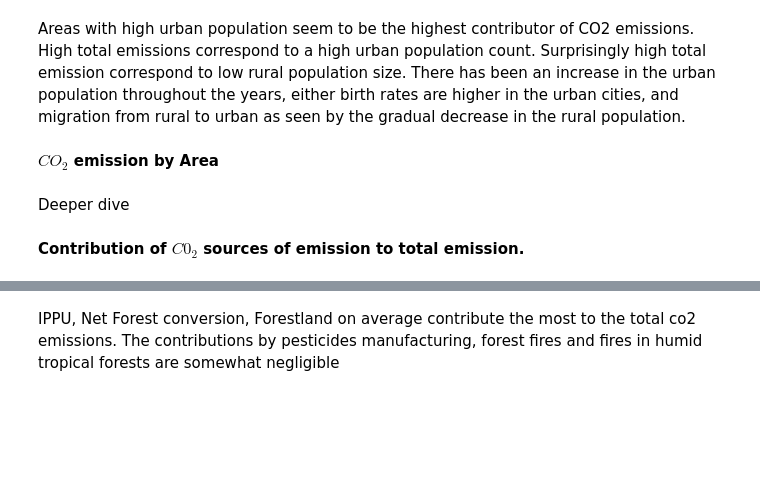
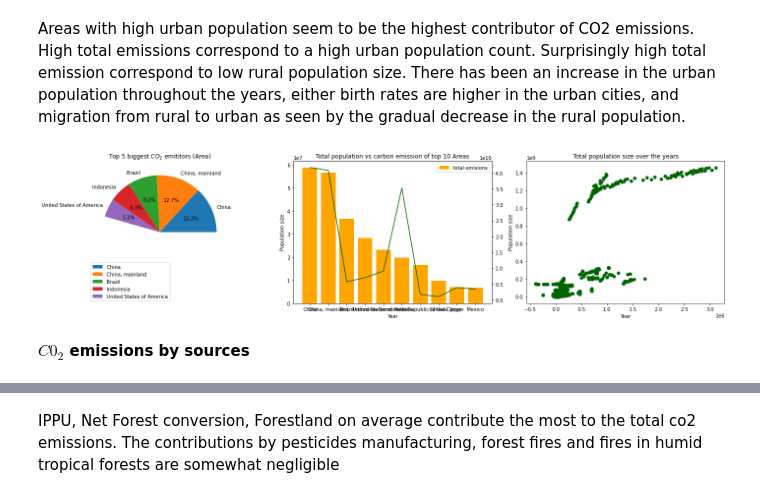
Before and after one commit to VuyiswaK/2401PTDS_Regression_Project, a Jupyter notebook: Project notebook.ipynb, the cells around one changed output, grey strips where cells are left out. Saved outputs shown, nothing was run; the diff lists cells and outputs as text; code cells hidden in the pictures; blank space fills up the shorter version.

```diff
--- a/Project notebook.ipynb
+++ b/Project notebook.ipynb
@@ -435,39 +427,36 @@ Areas with high urban population seem to be the highest contributor of CO2 emiss
 # %%
 fig , axs = plt.subplots(1, 3, figsize=(20, 5))
 total = sum(df_copy.total_emission)
 
 grouped_cont = df_copy.groupby(['Area']).sum().reset_index().sort_values(['total_emission'],ascending=False).head()
 perc = np.array([grouped_cont.total_emission/total])[0]
 axs[0].pie(perc, labels = grouped_cont.Area, autopct='%1.1f%%')
 axs[0].legend()
-axs[0].set_title('Top 5 Areas emiting the most CO2')
+axs[0].set_title(r'Top 5 biggest $CO_2$ emititors (Area)')
 
 
 #grouped_cont = df_copy.groupby(['Continent']).sum().reset_index().sort_values(['total_emission'],ascending=False)
 
 grouped_cont = df_copy.groupby(['Area']).sum().reset_index().sort_values(['total_emission'],ascending=False).head(10)
 axs[1].bar(grouped_cont.Area, grouped_cont.total_emission, color = 'orange', label = "total emisions")
 axis = axs[1].twinx()
 axis.plot(grouped_cont.Area, grouped_cont['Urban population']+ grouped_cont['Rural population'], color = "darkgreen" ,label = "population size")
 axs[1].legend()
 axs[1].set_ylabel('Population size')
 axs[1].set_xlabel('Year')
 axs[1].set_title('Total population vs carbon emission of top 10 Areas')
 
-axs[2].scatter(df.total_emission,df['Urban population']+ df['Rural population'], color = "darkgreen" ,label = "Urban")
-axs[2].legend()
+axs[2].scatter(df.total_emission,df['Urban population']+ df['Rural population'], color = "darkgreen")
 axs[2].set_ylabel('Population size')
 axs[2].set_xlabel('Year')
-axs[2].set_title('Urban vs Rural population size over the years')
+axs[2].set_title('Total population size over the years')
 
 fig.tight_layout()
 
 fig.show()
+# %% [output]
+[figure, added]
-# %% [markdown]
-**$CO_2$ emission by Area**
-# %% [markdown]
-Deeper dive
 # %% [markdown]
-**Contribution of $C0_2$ sources of emission to total emission.**
+**$C0_2$ emissions by sources**
 # %%
 df_copy.columns
```
Also changed, not shown: parts of 77 cells of this notebook.
